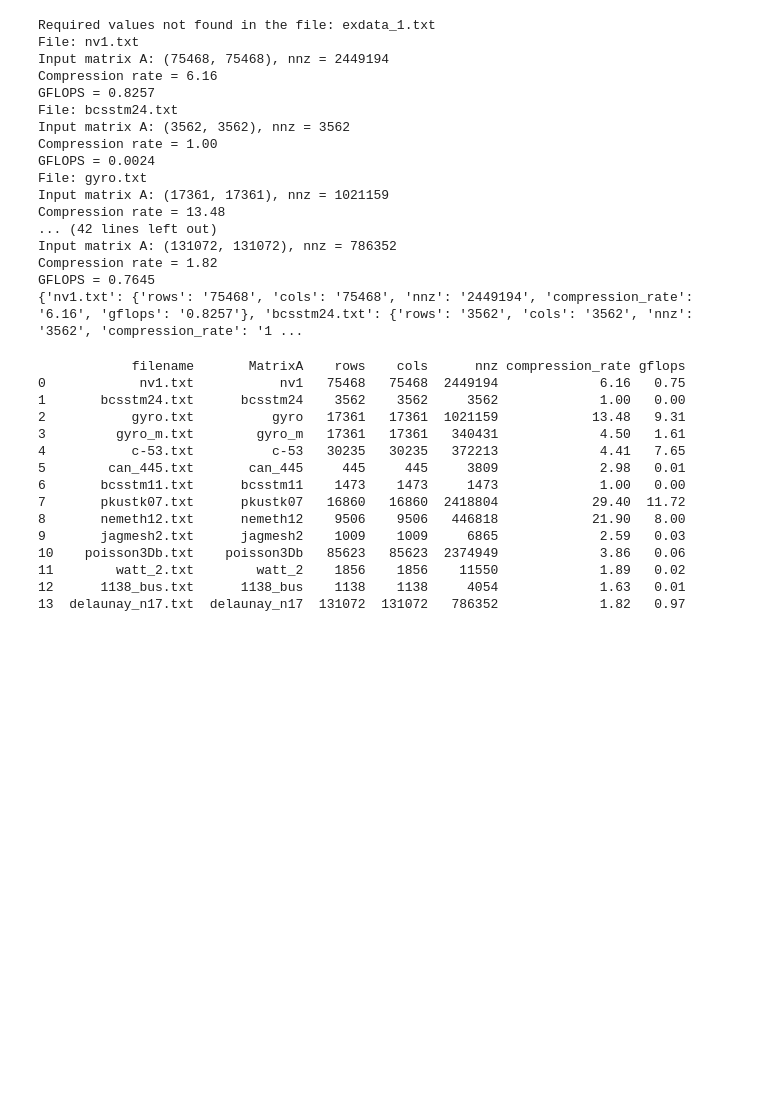
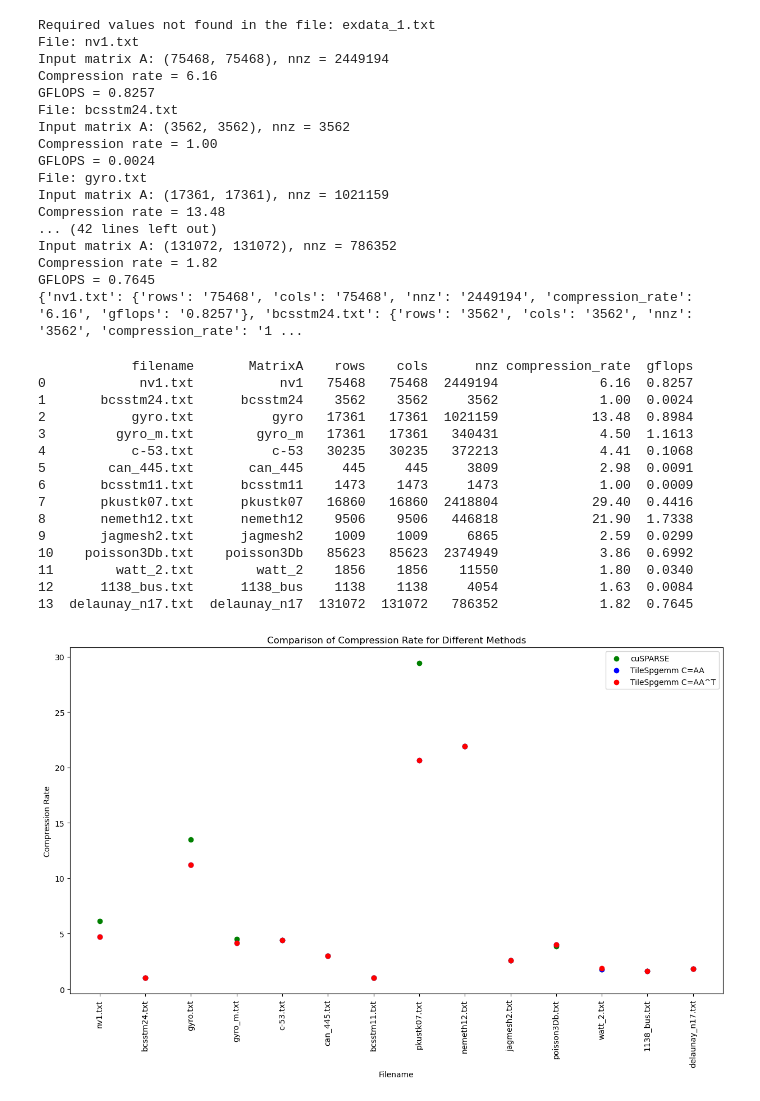
Before and after one commit to GrumpySloths/TileSpGEMM, a Jupyter notebook: src/data_process.ipynb, the cells around one changed output. Drawn from its saved outputs; the diff is of its cells as text; code cells hidden in the pictures; blank space fills up the shorter version.

```diff
--- a/src/data_process.ipynb
+++ b/src/data_process.ipynb
@@ -398,7 +398,7 @@ GFLOPS = 0.7645
 {'nv1.txt': {'rows': '75468', 'cols': '75468', 'nnz': '2449194', 'compression_rate': '6.16', 'gflops': '0.8257'}, 'bcsstm24.txt': {'rows': '3562', 'cols': '3562', 'nnz': '3562', 'compression_rate': '1 ...
 # %%
 # Convert the results dictionary to a DataFrame
-df_results_cusparse = pd.DataFrame.from_dict(results_aat, orient='index')
+df_results_cusparse = pd.DataFrame.from_dict(results_cusparse, orient='index')
 
 # Reset the index to have filename as a column
 df_results_cusparse.reset_index(inplace=True)
@@ -409,22 +409,62 @@ df_results_cusparse['MatrixA'] = df_results_cusparse['filename'].str.replace('.t
 
 # Print the DataFrame with the specified headers
 print(df_results_cusparse[['filename', 'MatrixA', 'rows', 'cols', 'nnz', 'compression_rate', 'gflops']].to_string(index=True))
+# df_results_cusparse
 # %% [output]
-            filename       MatrixA    rows    cols      nnz compression_rate gflops
-0            nv1.txt           nv1   75468   75468  2449194             6.16   0.75
-1       bcsstm24.txt      bcsstm24    3562    3562     3562             1.00   0.00
-2           gyro.txt          gyro   17361   17361  1021159            13.48   9.31
-3         gyro_m.txt        gyro_m   17361   17361   340431             4.50   1.61
-4           c-53.txt          c-53   30235   30235   372213             4.41   7.65
-5        can_445.txt       can_445     445     445     3809             2.98   0.01
-6       bcsstm11.txt      bcsstm11    1473    1473     1473             1.00   0.00
-7       pkustk07.txt      pkustk07   16860   16860  2418804            29.40  11.72
-8       nemeth12.txt      nemeth12    9506    9506   446818            21.90   8.00
-9       jagmesh2.txt      jagmesh2    1009    1009     6865             2.59   0.03
-10    poisson3Db.txt    poisson3Db   85623   85623  2374949             3.86   0.06
-11        watt_2.txt        watt_2    1856    1856    11550             1.89   0.02
-12      1138_bus.txt      1138_bus    1138    1138     4054             1.63   0.01
-13  delaunay_n17.txt  delaunay_n17  131072  131072   786352             1.82   0.97
+            filename       MatrixA    rows    cols      nnz compression_rate  gflops
+0            nv1.txt           nv1   75468   75468  2449194             6.16  0.8257
+1       bcsstm24.txt      bcsstm24    3562    3562     3562             1.00  0.0024
+2           gyro.txt          gyro   17361   17361  1021159            13.48  0.8984
+3         gyro_m.txt        gyro_m   17361   17361   340431             4.50  1.1613
+4           c-53.txt          c-53   30235   30235   372213             4.41  0.1068
+5        can_445.txt       can_445     445     445     3809             2.98  0.0091
+6       bcsstm11.txt      bcsstm11    1473    1473     1473             1.00  0.0009
+7       pkustk07.txt      pkustk07   16860   16860  2418804            29.40  0.4416
+8       nemeth12.txt      nemeth12    9506    9506   446818            21.90  1.7338
+9       jagmesh2.txt      jagmesh2    1009    1009     6865             2.59  0.0299
+10    poisson3Db.txt    poisson3Db   85623   85623  2374949             3.86  0.6992
+11        watt_2.txt        watt_2    1856    1856    11550             1.80  0.0340
+12      1138_bus.txt      1138_bus    1138    1138     4054             1.63  0.0084
+13  delaunay_n17.txt  delaunay_n17  131072  131072   786352             1.82  0.7645
+# %%
+# 设置绘图的大小
+plt.figure(figsize=(15, 8))
+
+# Remove rows where filename is 'exdata_1.txt' in df_results and df_results_aat
+df_results = df_results[df_results['filename'] != 'exdata_1.txt']
+df_results_aat = df_results_aat[df_results_aat['filename'] != 'exdata_1.txt']
+
+# 绘制 df_results_cusparse 的 compression_rate
+plt.scatter(df_results_cusparse['filename'], df_results_cusparse['compression_rate'], label='cuSPARSE', color='green')
+
+# 绘制 df_results 的 compression_rate
+plt.scatter(df_results['filename'], df_results['compression_rate'], label='TileSpgemm C=AA', color='blue')
+
+# 绘制 df_results_aat 的 compression_rate
+plt.scatter(df_results_aat['filename'], df_results_aat['compression_rate'], label='TileSpgemm C=AA^T', color='red')
+
+# 设置 x 轴标签
+plt.xlabel('Filename')
+
+# 设置 y 轴标签
+plt.ylabel('Compression Rate')
+
+# 设置图表标题
+plt.title('Comparison of Compression Rate for Different Methods')
+
+# 添加图例
+plt.legend()
+
+# 旋转 x 轴标签以便更好地显示
+plt.xticks(rotation=90)
+
+# 显示网格
+# plt.grid(True)
+
+# 显示图表
+plt.show()
+# %% [output]
+[figure, added]
 # %%
 # Convert the columns to numeric types for plotting
 df_results_cusparse['compression_rate'] = pd.to_numeric(df_results_cusparse['compression_rate'])
```
Also changed, not shown: parts of 1 cell of this notebook, 2 other files.
